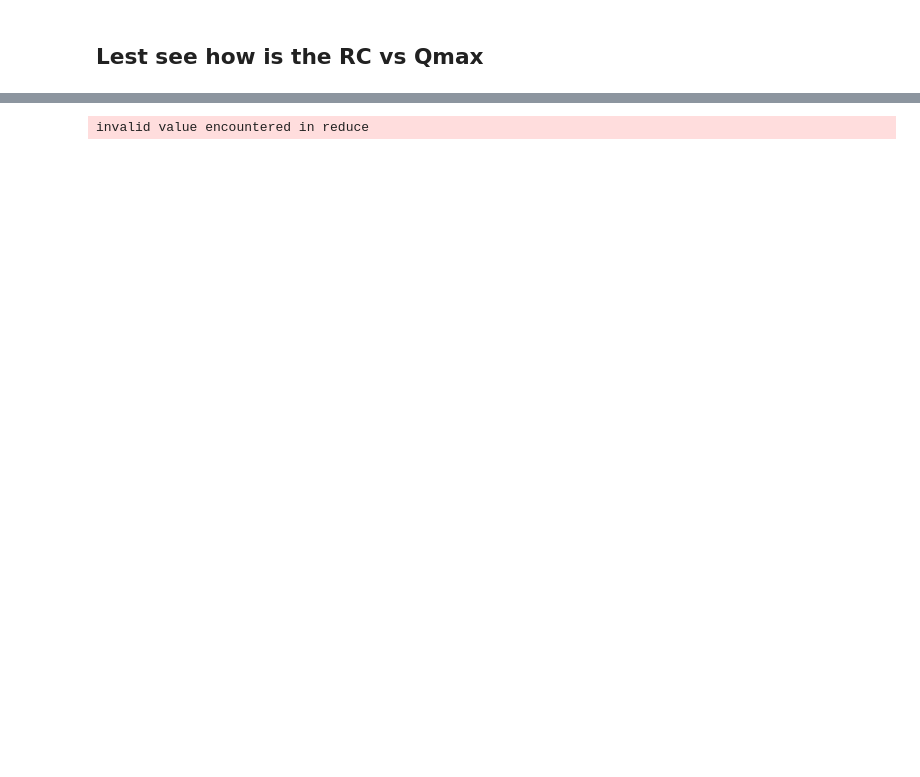
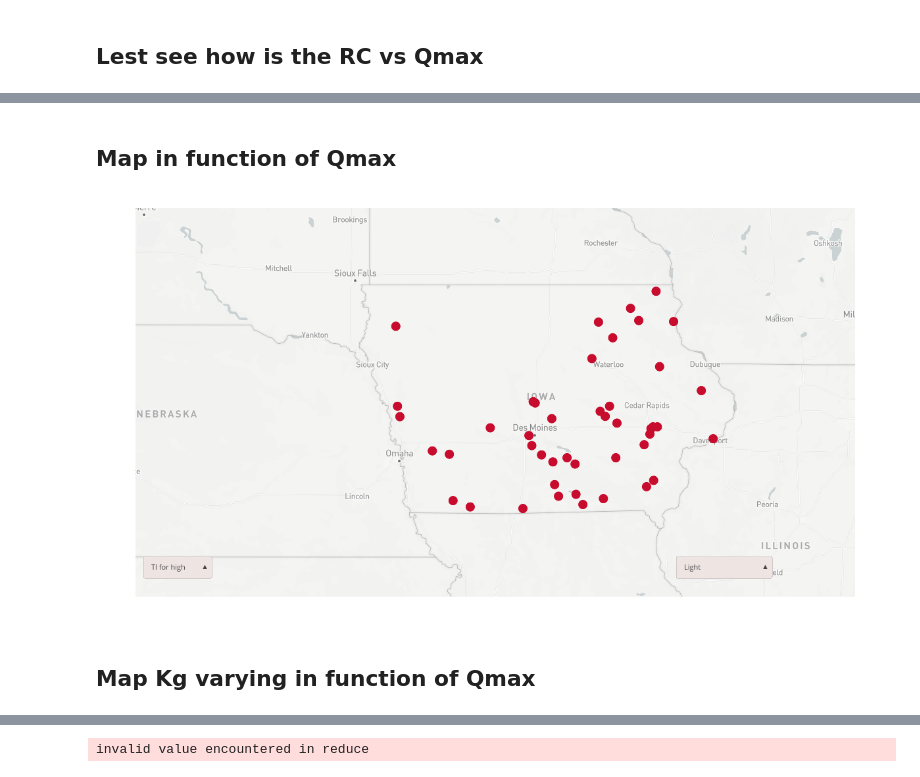
Before and after one commit to nicolas998/Scratch, a Jupyter notebook: RunoffExperiment/Tl_Consistency.ipynb, the cells around one changed output, grey strips where cells are left out. Cells and saved outputs as stored; diff of their text form; code cells hidden in the pictures; blank space fills up the shorter version.

```diff
--- a/RunoffExperiment/Tl_Consistency.ipynb
+++ b/RunoffExperiment/Tl_Consistency.ipynb
@@ -263,0 +376,2 @@ div,fig = Scatter(RcS[model], QmaxS[model], width=500, height=400, Color=Colores
+# %% [markdown]
+## Map in function of Qmax
@@ -263,0 +430,7 @@ div,fig = Scatter(RcS[model], QmaxS[model], width=500, height=400, Color=Colores
+# %%
+updatemenus = UpdateMenus(['Consistency','Tl for low','Tl for mid','Tl for high'])
+div = PlotMap(data, updatemenus)
+# %% [output]
+[figure, added]
+# %% [markdown]
+## Map Kg varying in function of Qmax
```
Also changed, not shown: parts of 25 cells of this notebook, 1 other file.
